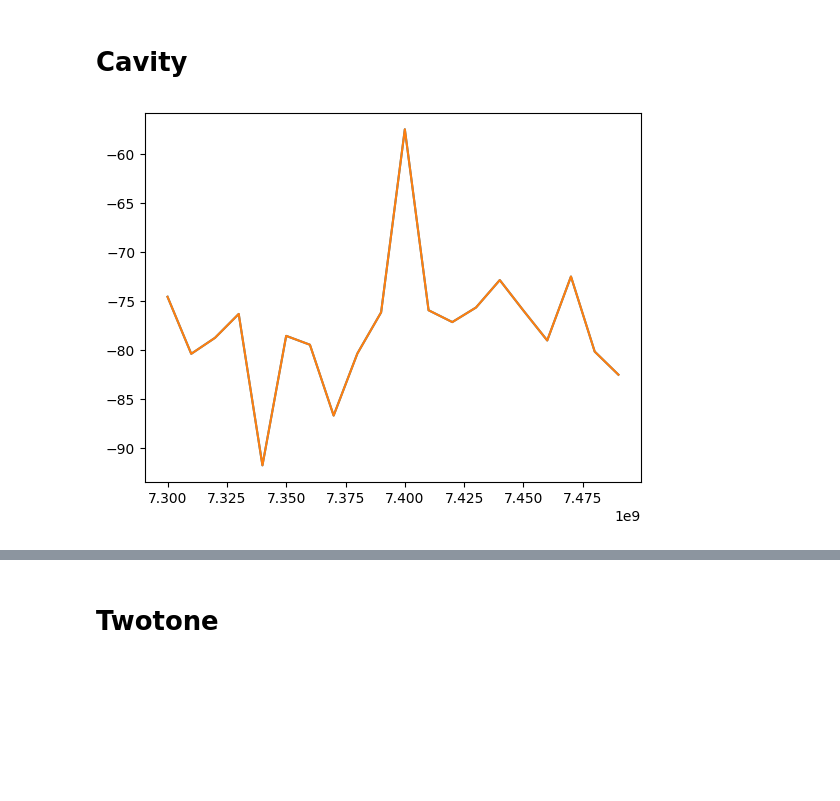
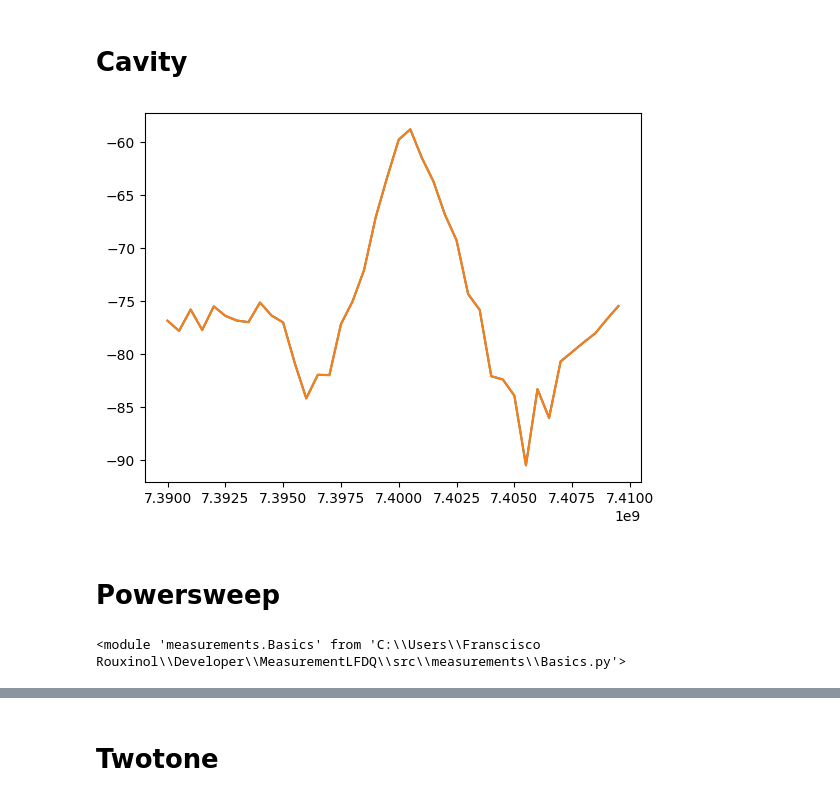
Before and after one commit to Rouxinol-Research-Lab/MeasurementsLFDQ, a Jupyter notebook: PulseGeneratorExample.ipynb, the cells around one changed output, grey strips where cells are left out. Cells and saved outputs as stored; diff of their text form; code cells hidden in the pictures; blank space fills up the shorter version.

```diff
--- a/PulseGeneratorExample.ipynb
+++ b/PulseGeneratorExample.ipynb
@@ -29,6 +29,8 @@ instruments['Voltsource'] =  SIM928_driver('GPIB0::2::INSTR',8,step_time=0.1,ste
 instruments['Voltmeter'] = SIM970_driver('GPIB0::2::INSTR',5)
 # %%
 parameters = {}
+
+parameters['ExperimentName'] = 'Transmon3D_newsystem'
 
 parameters['RFMeasurementLength'] = 5e-6 # in seconds
 parameters['RFMeasurementAmplitude'] = 18 # in dBm, this a local oscillator, it feeds two mixers.
@@ -38,7 +40,7 @@ parameters['RFExcitationAmplitude'] = 11 # in dBm, this a local oscillator, it f
 parameters['RFExcitationDelay'] = 0.1e-9 # delay before the next pulse
 parameters['RFExcitationState'] = False # if the excitation should be on while the measurement happens
 
-parameters['fluxValue'] =  -0.015 # in volts
+parameters['fluxValue'] =  -0.02 # in volts
 parameters['fluxResistance'] = 8e3 # in ohms. this is for logging only. it is resistance used for the flux source
 parameters['fluxState'] = True # if the flux should be on while the measurement happens
 
@@ -62,13 +64,22 @@ parameters['backgroundPlotValue'] = -60 # in dB
 # %% [markdown]
 # Cavity
 # %%
-initial_freq = 7300e6
-final_freq = 7500e6
-step_Freq = 10e6
+initial_freq = 7390e6
+final_freq = 7410e6
+step_Freq = 0.5e6
 
+parameters['numberOfBuffers'] = 100 # number of buffer used by alazar board in the acquisition.
+parameters['numberOfRecordsPerBuffers'] = 50
+parameters['attenuation'] = 35
 freqs = np.arange(initial_freq,final_freq,step_Freq)
 
 
 basics.cavity_measure(instruments,parameters,freqs)
 # %% [output]
-[figure, old version]
+[figure, new version]
+# %% [markdown]
+# Powersweep
+# %%
+reload(basics)
+# %% [output]
+<module 'measurements.Basics' from 'C:\\Users\\Franscisco Rouxinol\\Developer\\MeasurementLFDQ\\src\\measurements\\Basics.py'>
```
Also changed, not shown: parts of 17 cells of this notebook.
